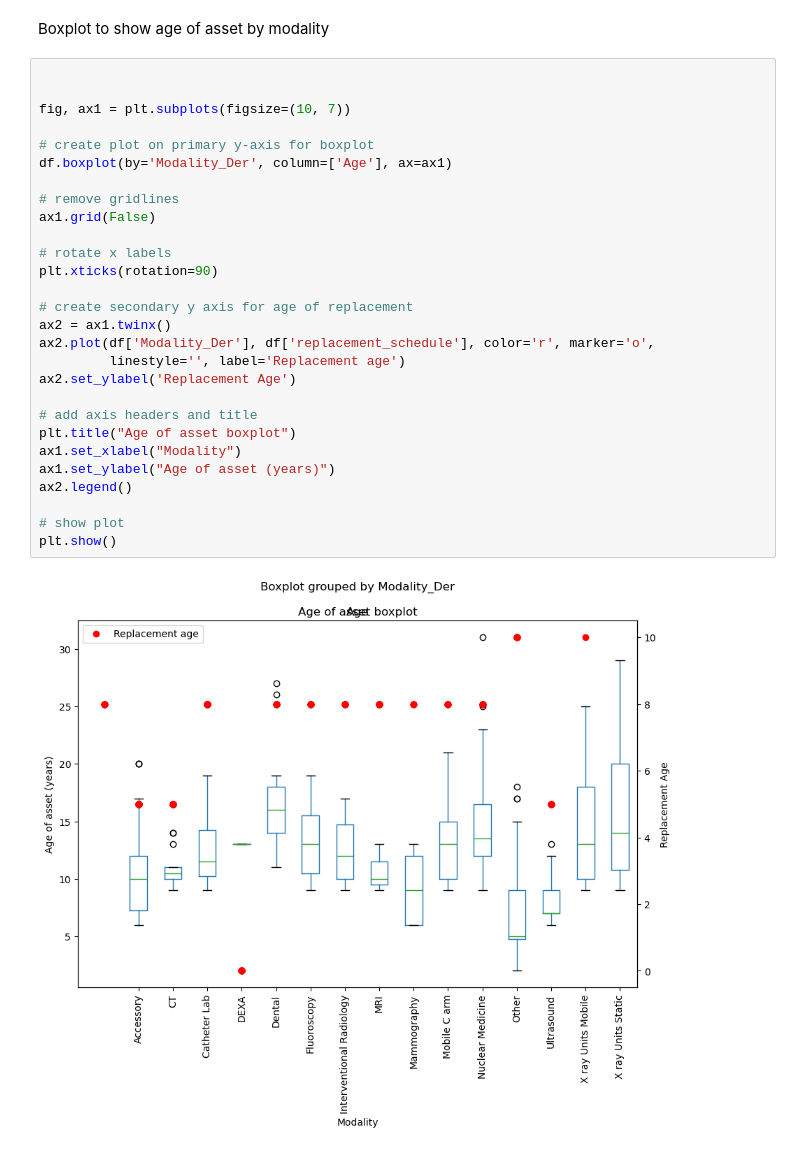
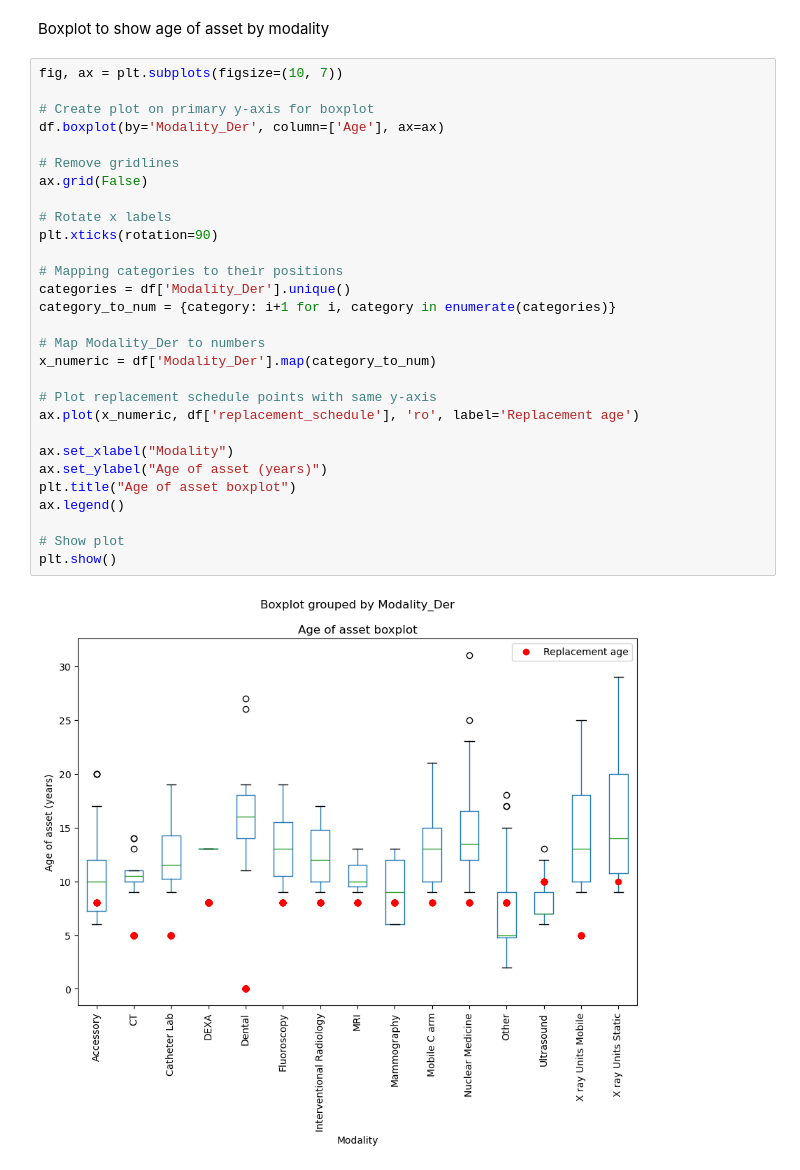
Before and after one commit to martindata999/imaging-assets-replacement, a Jupyter notebook: imaging-asset-replacement.ipynb, the cells around one changed output. Saved outputs shown, nothing was run; the diff lists cells and outputs as text.

Commit message:
Fixed boxplots

```diff
--- a/imaging-asset-replacement.ipynb
+++ b/imaging-asset-replacement.ipynb
@@ -392,32 +389,33 @@ pivot_df
 # %% [markdown]
 Boxplot to show age of asset by modality
 # %%
+fig, ax = plt.subplots(figsize=(10, 7))
 
+# Create plot on primary y-axis for boxplot
+df.boxplot(by='Modality_Der', column=['Age'], ax=ax)
 
-fig, ax1 = plt.subplots(figsize=(10, 7))
+# Remove gridlines
+ax.grid(False)
 
-# create plot on primary y-axis for boxplot
-df.boxplot(by='Modality_Der', column=['Age'], ax=ax1)
-
-# remove gridlines
-ax1.grid(False)
-
-# rotate x labels
+# Rotate x labels
 plt.xticks(rotation=90)
 
-# create secondary y axis for age of replacement
-ax2 = ax1.twinx()
-ax2.plot(df['Modality_Der'], df['replacement_schedule'], color='r', marker='o',
-         linestyle='', label='Replacement age')
-ax2.set_ylabel('Replacement Age')
+# Mapping categories to their positions
+categories = df['Modality_Der'].unique()
+category_to_num = {category: i+1 for i, category in enumerate(categories)}
 
-# add axis headers and title
+# Map Modality_Der to numbers
+x_numeric = df['Modality_Der'].map(category_to_num)
+
+# Plot replacement schedule points with same y-axis
+ax.plot(x_numeric, df['replacement_schedule'], 'ro', label='Replacement age')
+
+ax.set_xlabel("Modality")
+ax.set_ylabel("Age of asset (years)")
 plt.title("Age of asset boxplot")
-ax1.set_xlabel("Modality")
-ax1.set_ylabel("Age of asset (years)")
-ax2.legend()
+ax.legend()
 
-# show plot
+# Show plot
 plt.show()
 # %% [output]
-[figure, old version]
+[figure, new version]
```
Also changed, not shown: parts of 3 cells of this notebook.
